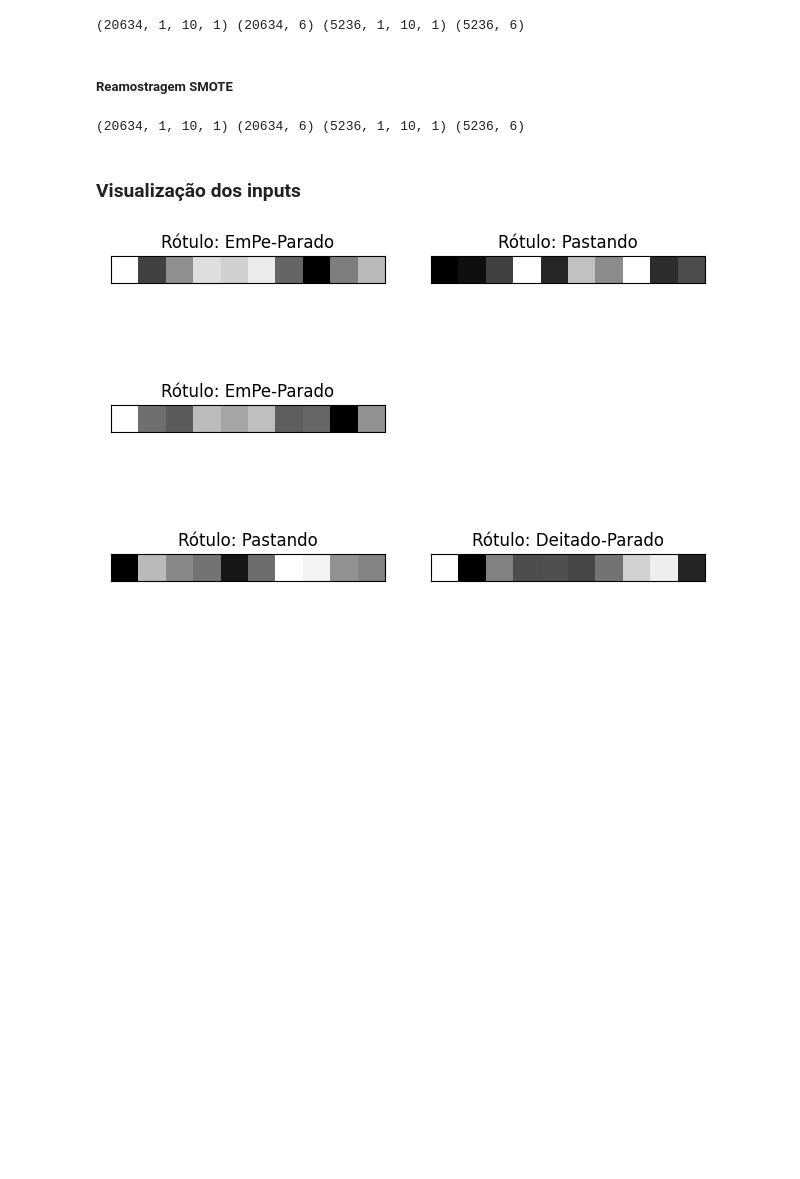
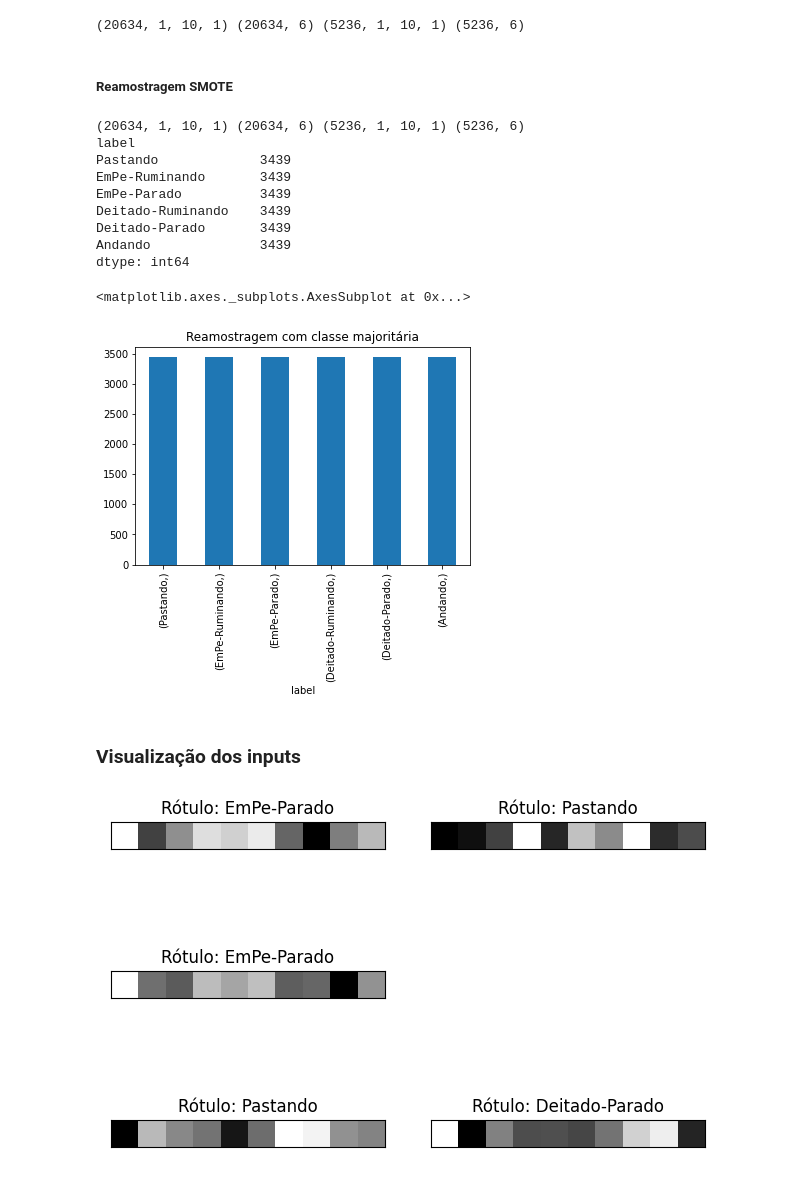
Before and after one commit to andssuu/moncattle, a Jupyter notebook: supervised/notebooks/cnn_6.ipynb, the cells around one changed output. Saved outputs shown, nothing was run; the diff lists cells and outputs as text; code cells hidden in the pictures; blank space fills up the shorter version.

```diff
--- a/supervised/notebooks/cnn_6.ipynb
+++ b/supervised/notebooks/cnn_6.ipynb
@@ -886,26 +881,40 @@ print(t_data_train_balanced_bootstrap.shape, c_labels_train_balanced_bootstrap.s
 ##### Reamostragem SMOTE
 # %%
 # SMOTE
-_data=data_train
-smote=SMOTE(sampling_strategy='not majority', random_state=seed, k_neighbors=5)
-data_balanced_smote, label_balanced_smote=smote.fit_resample(_data.iloc[:, :-1].values, np.array(list(map(lambda x: labels_map[x], _data.iloc[:, -1].values))))
-_shuffle_smote=np.random.RandomState(seed=seed).permutation(len(data_balanced_smote))
+_data = data_train
+smote = SMOTE(sampling_strategy='not majority', random_state=seed, k_neighbors=5)
+data_balanced_smote, _label_balanced_smote = smote.fit_resample(_data.iloc[:, :-1].values, _data.iloc[:, -1].values)
+_shuffle_smote = np.random.RandomState(seed=seed).permutation(len(data_balanced_smote))
 
 data_balanced_smote = pd.DataFrame(data_balanced_smote[_shuffle_smote], columns=data_train.columns[:-1])
 _mean = data_balanced_smote.mean()
 _std = data_balanced_smote.std()
-data_balanced_smote= (data_balanced_smote- _mean) / _std
+data_balanced_smote = (data_balanced_smote- _mean) / _std
+
+t_data_train_balanced_smote = data_balanced_smote.values.reshape(data_balanced_smote.shape[0], r_reshape, c_reshape, 1)
+label_balanced_smote = np.array(list(map(lambda x: labels_map[x], _label_balanced_smote[_shuffle_smote])))
+c_labels_train_balanced_smote = to_categorical(label_balanced_smote)
 
 data_test_smote = data_test.copy()
 data_test_smote.iloc[:, :-1] = (data_test_smote.iloc[:, :-1] - _mean) / _std
 t_data_test_smote = data_test_smote.iloc[:, :-1].values.reshape(data_test_smote.shape[0], r_reshape, c_reshape, 1)
 
-t_data_train_balanced_smote=data_balanced_smote.values.reshape(data_balanced_smote.shape[0], r_reshape, c_reshape, 1)
-#labels_train_balanced_smote=np.array(list(map(lambda x: labels_map[x], label_balanced_smote)))
-c_labels_train_balanced_smote=to_categorical(label_balanced_smote[_shuffle_smote])
 print(t_data_train_balanced_smote.shape, c_labels_train_balanced_smote.shape, t_data_test_smote.shape, c_labels_test.shape)
+_l = pd.DataFrame(_label_balanced_smote, columns=['label'])
+print(_l.value_counts())
+_l.value_counts().plot(kind='bar', title='Reamostragem com classe majoritária')
 # %% [output]
 (20634, 1, 10, 1) (20634, 6) (5236, 1, 10, 1) (5236, 6)
+label
+Pastando             3439
+EmPe-Ruminando       3439
+EmPe-Parado          3439
+Deitado-Ruminando    3439
+Deitado-Parado       3439
+Andando              3439
+dtype: int64
+<matplotlib.axes._subplots.AxesSubplot at 0x...>
+[figure, added]
 # %% [markdown]
 ### Visualização dos inputs
 # %%
```
Also changed, not shown: parts of 15 cells of this notebook.
